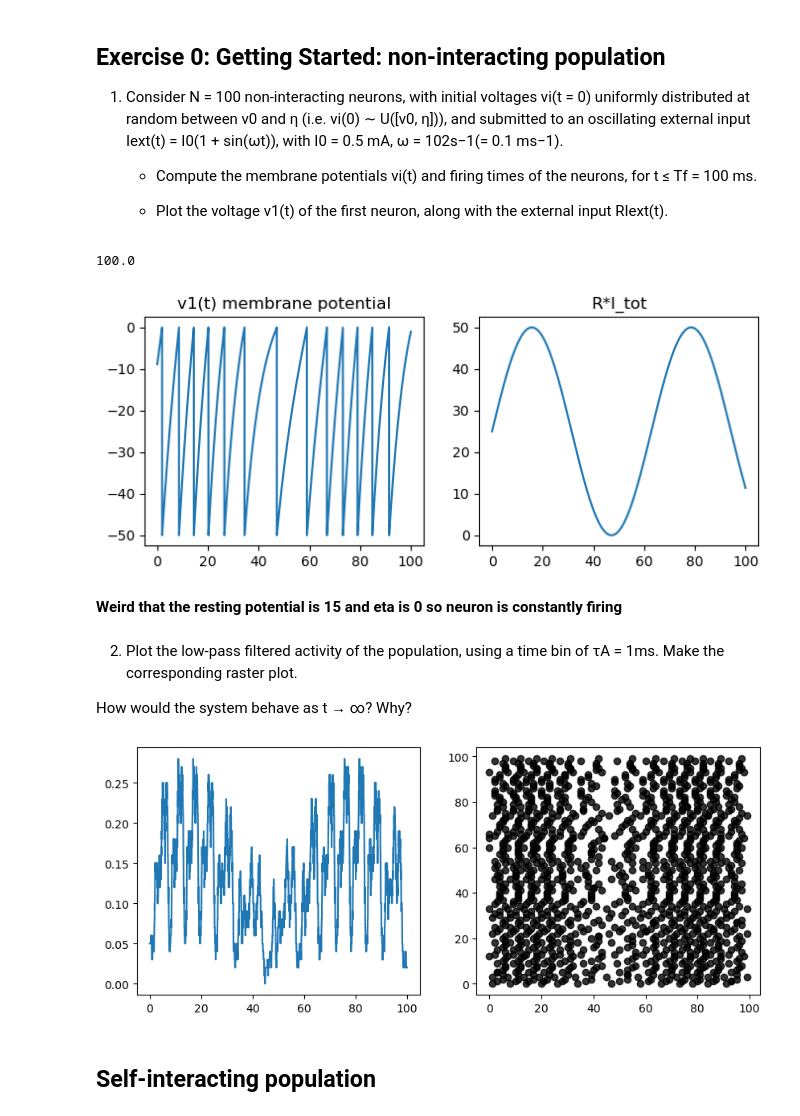
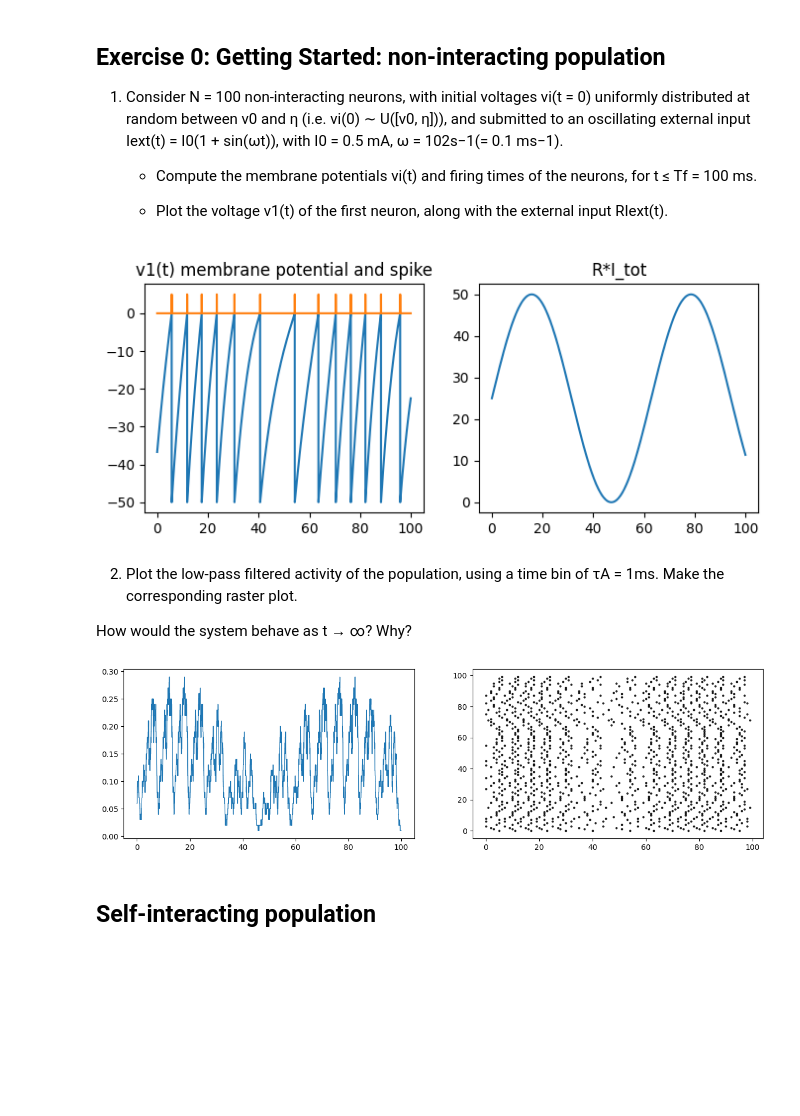
Before and after one commit to louisleger/neurodyn-MP2, a Jupyter notebook: MP2_take2.ipynb, the cells around one changed output. Cells and saved outputs as stored; diff of their text form; code cells hidden in the pictures; blank space fills up the shorter version.

```diff
--- a/MP2_take2.ipynb
+++ b/MP2_take2.ipynb
@@ -28,12 +28,8 @@ I0 = 0.5
 omega = 0.1 #ms-1
 i_ext = lambda t: I0*(1 + np.sin(omega*t))
 dt = 1e-2 #ms
-# %%
-Beta
-# %% [output]
-100.0
 # %%
-Tf = 100 #ms
+Tf = 100 #ms simulation duration
 voltage = np.zeros((N, int(Tf / dt)))
 firing_times = np.zeros((N, int(Tf / dt)))
 
@@ -46,50 +42,49 @@ for t in range(1, int(Tf/dt)):
     #dv/dt follows the LIF model, dv/dt = delta_voltage
     delta_voltage =  (1/tau_m) * (-(voltage[:, t - 1] - v_rest)+ R*i_ext((t-1)*dt))
     voltage[:, t] = voltage[:, t - 1] + dt * delta_voltage
-    firing_neurons = np.where(voltage[:, t] >= eta)[0]
-    raster.append(list(np.where(voltage[:, t] >= eta)[0]))
-    for neuron in firing_neurons:
-        if np.random.rand() > 1/Beta: #question comment implémenter le Beta pck là il fire à tout les coups
+    idx_reached_threshold = np.where(voltage[:, t] >= eta)[0]
+    raster.append(list(idx_reached_threshold)) # list of sublists that contains idx_reached_threshold
+    for neuron in idx_reached_threshold:
+        if np.random.rand() < dt*Beta:
             firing_times[neuron][t] = 1
-            voltage[neuron, t] = v0 #reset after spike fire to v0 (maybe vrest?)
+            voltage[neuron, t] = v0 #reset after spike to v0
 # %%
 t_space = np.linspace(0, Tf, num = int(Tf/dt))
 fig, ax = plt.subplots(1, 2, figsize = (8, 3))
 ax[0].plot(t_space, voltage[0,:])
-ax[0].set_title("v1(t) membrane potential")
+ax[0].set_title("v1(t) membrane potential and spike")
 ax[1].plot(t_space, R*i_ext(t_space))
 ax[1].set_title("R*I_tot")
+ax[0].plot(t_space, 5*firing_times[0,:])
 plt.show()
 # %% [output]
-[figure, old version]
+[figure, new version]
-# %% [markdown]
-**Weird that the resting potential is 15 and eta is 0 so neuron is constantly firing**
 # %% [markdown]
 2. Plot the low-pass filtered activity of the population, using a time bin of τA = 1ms. Make the corresponding raster plot.
 
 How would the system behave as t → ∞? Why?
 # %%
-activity = [(1/dt) * sum(firing_times[:, k])/N for k in range(int(Tf/dt))]
-
-ta = 100
+#for the low filtered activity
+activity = [(1/dt) * sum(firing_times[:, k])/N for k in range(int(Tf/dt))] #list containing the average activity at each time step k
+ta = 100 #size of the bins for convolution (Tf = 100 ms and tau_a = 1ms => ta = 100 bins) (correct ?)
 filtered_activity = np.convolve(activity, np.ones(ta), mode='same')/ta
 
 #for the raster plot
 raster_ta = []
 x_coords = []
 for idx in range(100):
-    neuron_idxs_firing = sum(raster[idx*ta: idx*ta + ta], [])
-    raster_ta.append(neuron_idxs_firing)
-
+    neuron_idxs_firing = sum(raster[idx*ta: idx*ta + ta], []) # concatenates into one list the sublist from (idx*ta) to (idx*ta+ta)
+    raster_ta.append(neuron_idxs_firing) # list of 100 sublists.
     for n in neuron_idxs_firing:
         x_coords.append(idx)
 
-fig, ax = plt.subplots(1,2, figsize = (10, 4))
-ax[0].plot(t_space, filtered_activity)
-ax[1].scatter(x_coords, [item for sublist in raster_ta for item in sublist], c = "k", alpha = 0.8)
+#plot
+fig, ax = plt.subplots(1,2, figsize = (15, 4))
+ax[0].plot(t_space, filtered_activity, linewidth = 1)
+ax[1].scatter(x_coords, [item for sublist in raster_ta for item in sublist], c = "k", alpha = 0.8, s= 4)
 plt.show()
 # %% [output]
-[figure, old version]
+[figure, new version]
 # %% [markdown]
 ## Self-interacting population
 # %%
```
Also changed, not shown: parts of 2 cells of this notebook.
